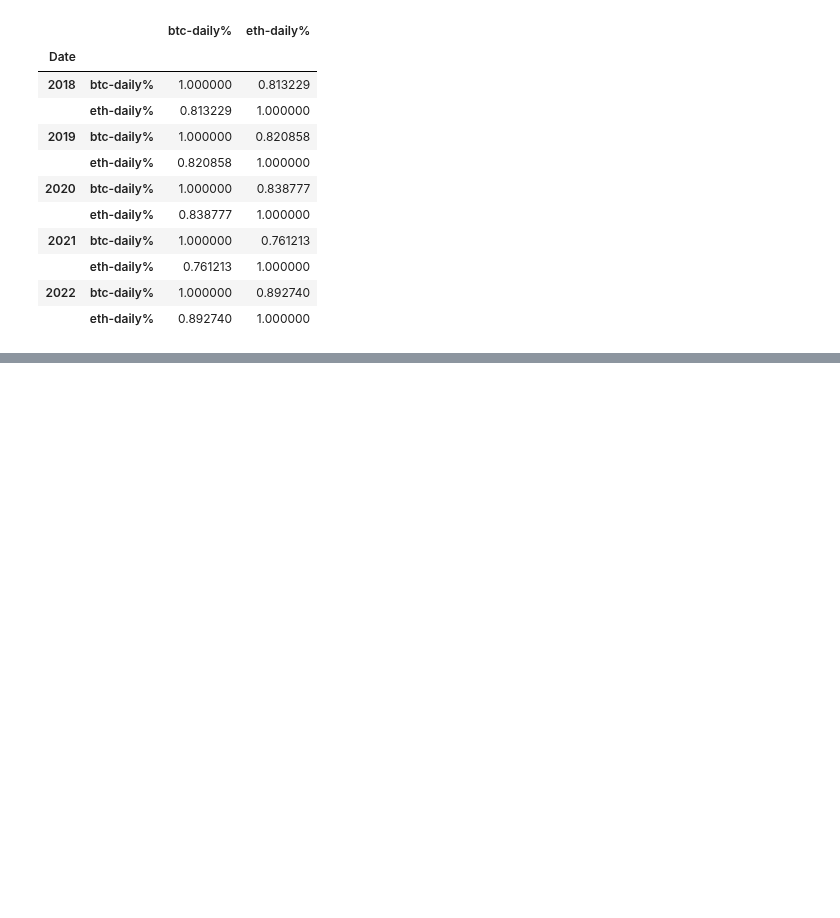
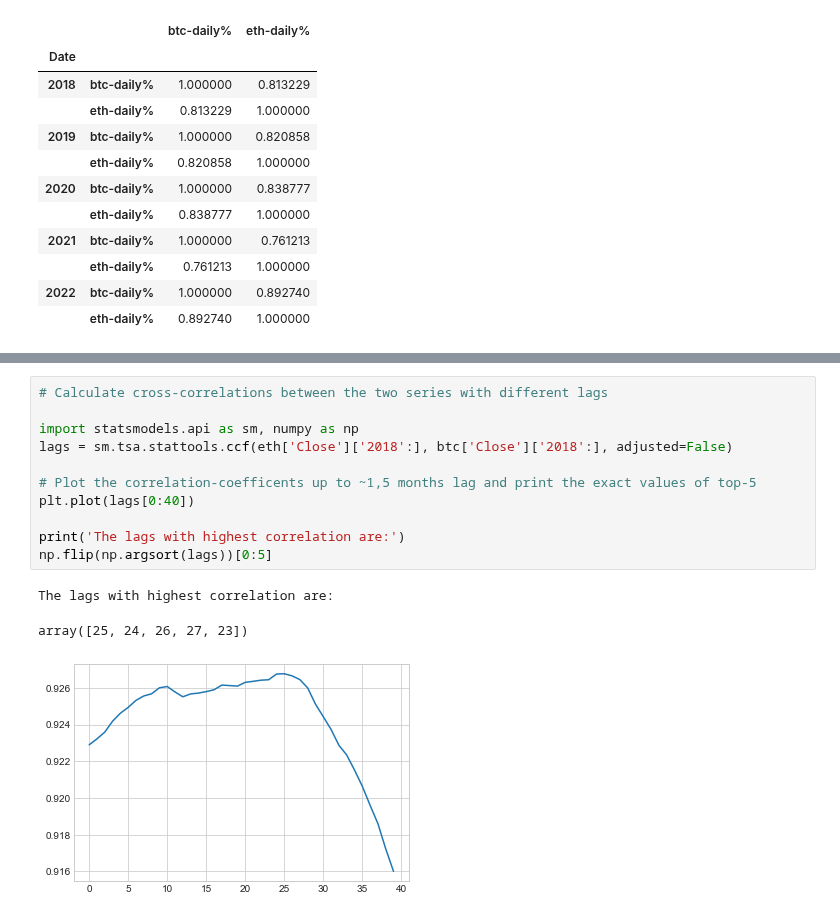
Before and after one commit to lauripe/data-analytics, a Jupyter notebook: src/assignment3/part1-stocks.ipynb, the cells around one changed output, grey strips where cells are left out. Drawn from its saved outputs; the diff is of its cells as text; blank space fills up the shorter version.

```diff
--- a/src/assignment3/part1-stocks.ipynb
+++ b/src/assignment3/part1-stocks.ipynb
@@ -111,0 +114,15 @@ changes['2018':].groupby(changes['2018':].index.year).corr()
+# %%
+# Calculate cross-correlations between the two series with different lags
+
+import statsmodels.api as sm, numpy as np
+lags = sm.tsa.stattools.ccf(eth['Close']['2018':], btc['Close']['2018':], adjusted=False)
+
+# Plot the correlation-coefficents up to ~1,5 months lag and print the exact values of top-5
+plt.plot(lags[0:40])
+
+print('The lags with highest correlation are:')
+np.flip(np.argsort(lags))[0:5]
+# %% [output]
+The lags with highest correlation are:
+array([25, 24, 26, 27, 23])
+[figure, added]
```
Also changed, not shown: parts of 8 cells of this notebook.
